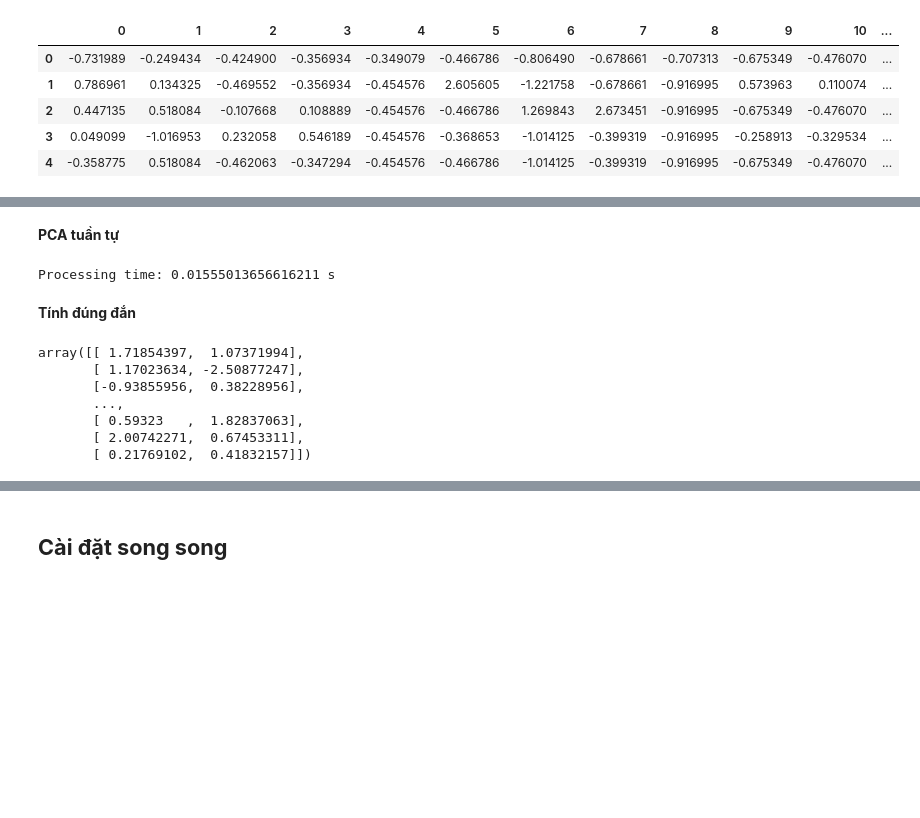
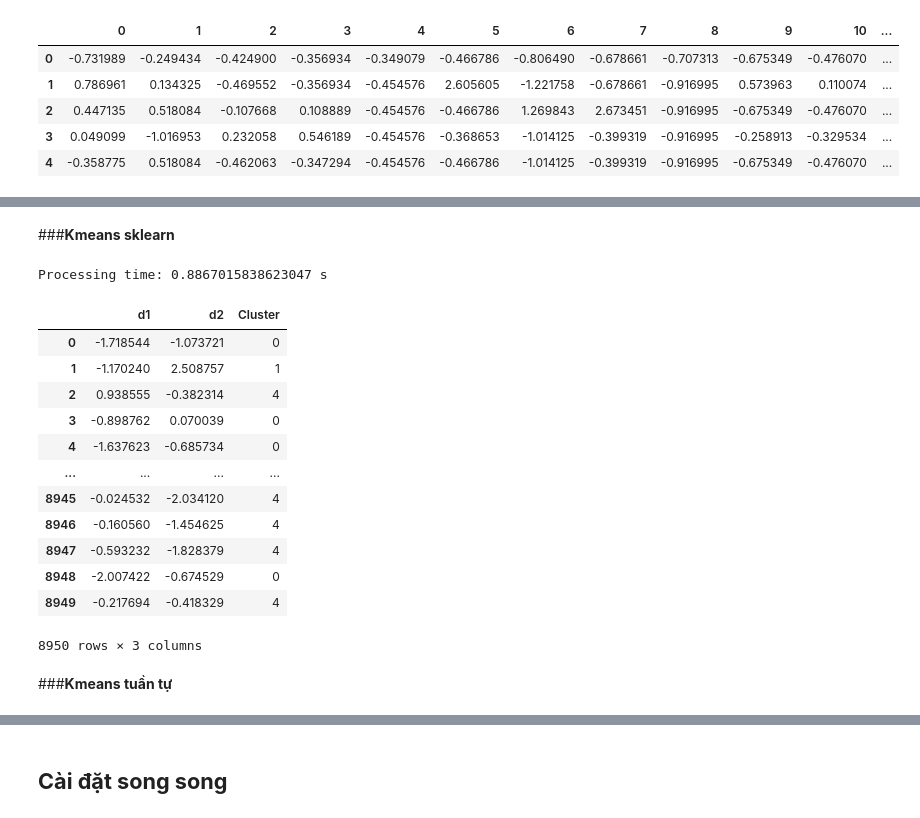
Before and after one commit to baosonhcmus/Customers-Segmentation, a Jupyter notebook: Customers_Segmentation.ipynb, the cells around one changed output, grey strips where cells are left out. Cells and saved outputs as stored; diff of their text form; code cells hidden in the pictures; blank space fills up the shorter version.

```diff
--- a/Customers_Segmentation.ipynb
+++ b/Customers_Segmentation.ipynb
@@ -238,2 +263,37 @@ Processing time: 0.022571325302124023 s
+# %% [markdown]
+###**Kmeans sklearn**
+# %%
+from sklearn.cluster import KMeans
+import plotly.express as px
+
+kmeans_sklearn = KMeans(n_clusters=5, n_init=10, max_iter=1000, verbose=False, random_state=300)
+
+start = time.time()
+clusters_sklean = pd.DataFrame(kmeans_sklearn.fit_predict(X_1), columns=['Cluster'])
+end = time.time()
+print(f'Processing time: {end - start} s')
+
+
+#clusters_data = pd.concat([X, clusters], axis=1)
+# %% [output]
+Processing time: 0.8867015838623047 s
+# %%
+train_X=pd.DataFrame(X_1,columns=['d1','d2'])
+clusters_data = pd.concat([train_X,clusters_sklean],axis=1)
+clusters_data
+# %% [output]
+|  | d1 | d2 | Cluster |
+| 0 | -1.718544 | -1.073721 | 0 |
+| 1 | -1.170240 | 2.508757 | 1 |
+| 2 | 0.938555 | -0.382314 | 4 |
+| 3 | -0.898762 | 0.070039 | 0 |
+| 4 | -1.637623 | -0.685734 | 0 |
+| ... | ... | ... | ... |
+| 8945 | -0.024532 | -2.034120 | 4 |
+| 8946 | -0.160560 | -1.454625 | 4 |
+| 8947 | -0.593232 | -1.828379 | 4 |
+| 8948 | -2.007422 | -0.674529 | 0 |
+| 8949 | -0.217694 | -0.418329 | 4 |
+8950 rows × 3 columns
 # %% [markdown]
-**PCA tuần tự**
+###**Kmeans tuần tự**
@@ -269,19 +299,0 @@ def PCA(X , num_components):
-# %%
-start = time.time()
-X_2 = PCA(X, 2)
-end = time.time()
-print(f'Processing time: {end - start} s')
-# %% [output]
-Processing time: 0.01555013656616211 s
-# %% [markdown]
-**Tính đúng đắn**
-# %%
-X_2
-# %% [output]
-array([[ 1.71854397,  1.07371994],
-       [ 1.17023634, -2.50877247],
-       [-0.93855956,  0.38228956],
-       ...,
-       [ 0.59323   ,  1.82837063],
-       [ 2.00742271,  0.67453311],
-       [ 0.21769102,  0.41832157]])
```
Also changed, not shown: parts of 67 cells of this notebook.
